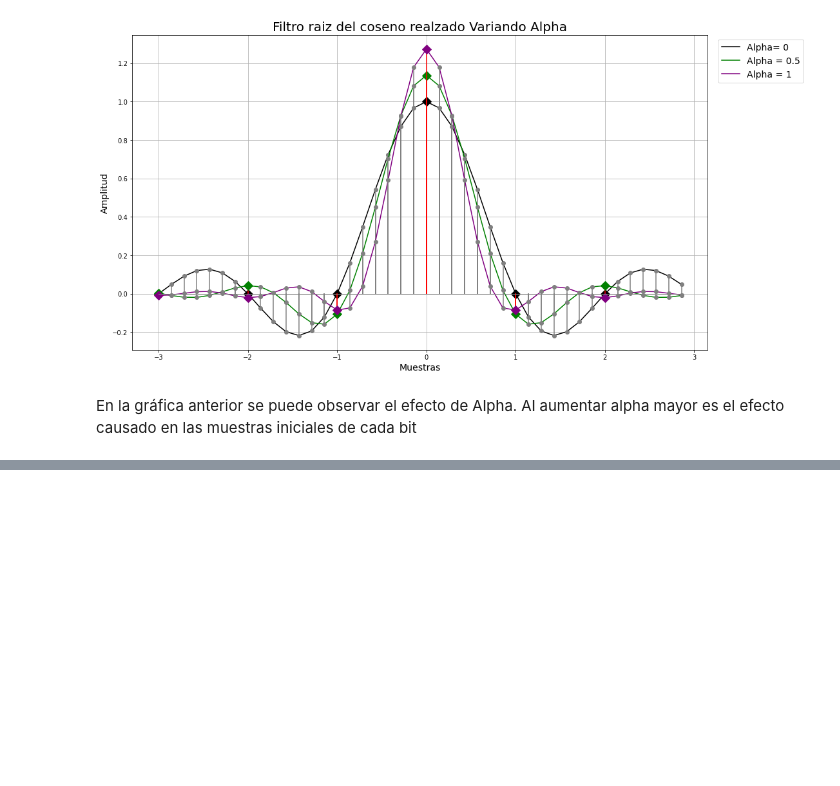
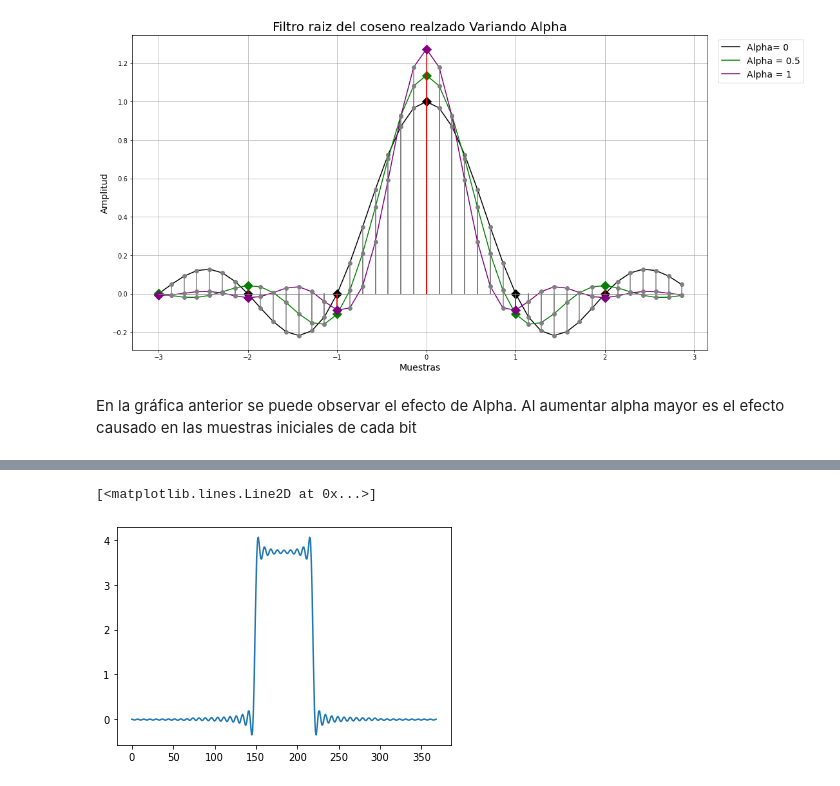
Before and after one commit to JohanEstebanCuervo/Color_Reproduction_Multiespectral_Images, a Jupyter notebook: Pulse_Amplitude_Modulation_PAM.ipynb, the cells around one changed output, grey strips where cells are left out. Drawn from its saved outputs; the diff is of its cells as text; code cells hidden in the pictures; blank space fills up the shorter version.

```diff
--- a/Pulse_Amplitude_Modulation_PAM.ipynb
+++ b/Pulse_Amplitude_Modulation_PAM.ipynb
@@ -134,0 +319,9 @@ En la gráfica anterior se puede observar el efecto de Alpha. Al aumentar alpha
+# %%
+x1 = np.ones(70)
+
+f1 = np.convolve(x,x1)
+
+plt.plot(range(len(f1)),f1)
+# %% [output]
+[<matplotlib.lines.Line2D at 0x...>]
+[figure, added]
```
Also changed, not shown: parts of 12 cells of this notebook.
